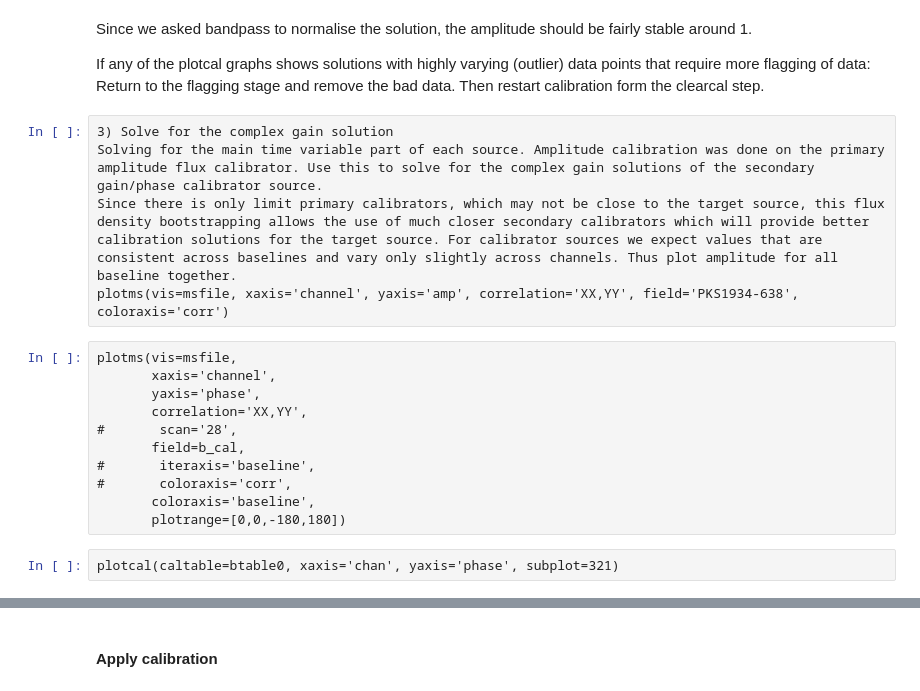
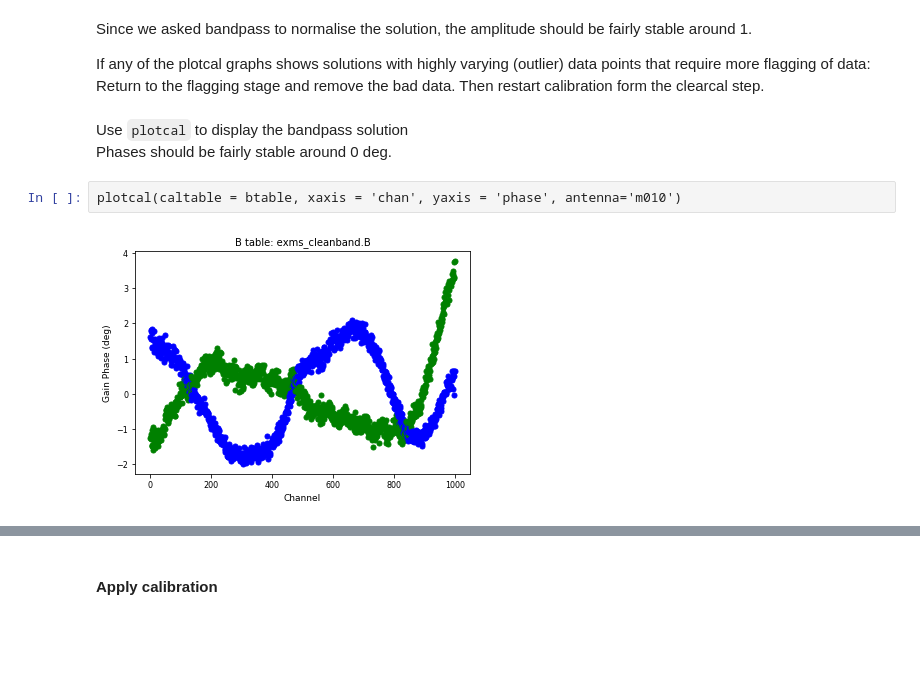
Before and after one commit to ska-sa/MeerKAT-Cookbook, a Jupyter notebook: casa/Calibrating imaging data.ipynb, the cells around one changed output, grey strips where cells are left out. Cells and saved outputs as stored; diff of their text form; blank space fills up the shorter version.

```diff
--- a/casa/Calibrating imaging data.ipynb
+++ b/casa/Calibrating imaging data.ipynb
@@ -141,21 +144,10 @@ bandpass(vis=msfile,
 Since we asked bandpass to normalise the solution, the amplitude should be fairly stable around 1.
 
 If any of the plotcal graphs shows solutions with highly varying (outlier) data points that require more flagging of data: Return to the flagging stage and remove the bad data. Then restart calibration form the clearcal step.
-# %%
-3) Solve for the complex gain solution
-Solving for the main time variable part of each source. Amplitude calibration was done on the primary amplitude flux calibrator. Use this to solve for the complex gain solutions of the secondary gain/phase calibrator source.
-Since there is only limit primary calibrators, which may not be close to the target source, this flux density bootstrapping allows the use of much closer secondary calibrators which will provide better calibration solutions for the target source. For calibrator sources we expect values that are consistent across baselines and vary only slightly across channels. Thus plot amplitude for all baseline together.
-plotms(vis=msfile, xaxis='channel', yaxis='amp', correlation='XX,YY', field='PKS1934-638', coloraxis='corr')
-# %%
-plotms(vis=msfile,
-       xaxis='channel',
-       yaxis='phase',
-       correlation='XX,YY',
-#       scan='28',
-       field=b_cal,
-#       iteraxis='baseline',
-#       coloraxis='corr',
-       coloraxis='baseline',
-       plotrange=[0,0,-180,180])
+# %% [markdown]
+Use `plotcal` to display the bandpass solution
+Phases should be fairly stable around 0 deg.
 # %%
-plotcal(caltable=btable0, xaxis='chan', yaxis='phase', subplot=321)
+plotcal(caltable = btable, xaxis = 'chan', yaxis = 'phase', antenna='m010')
+# %% [output]
+[figure, added]
```
Also changed, not shown: parts of 36 cells of this notebook, 1 other file.
